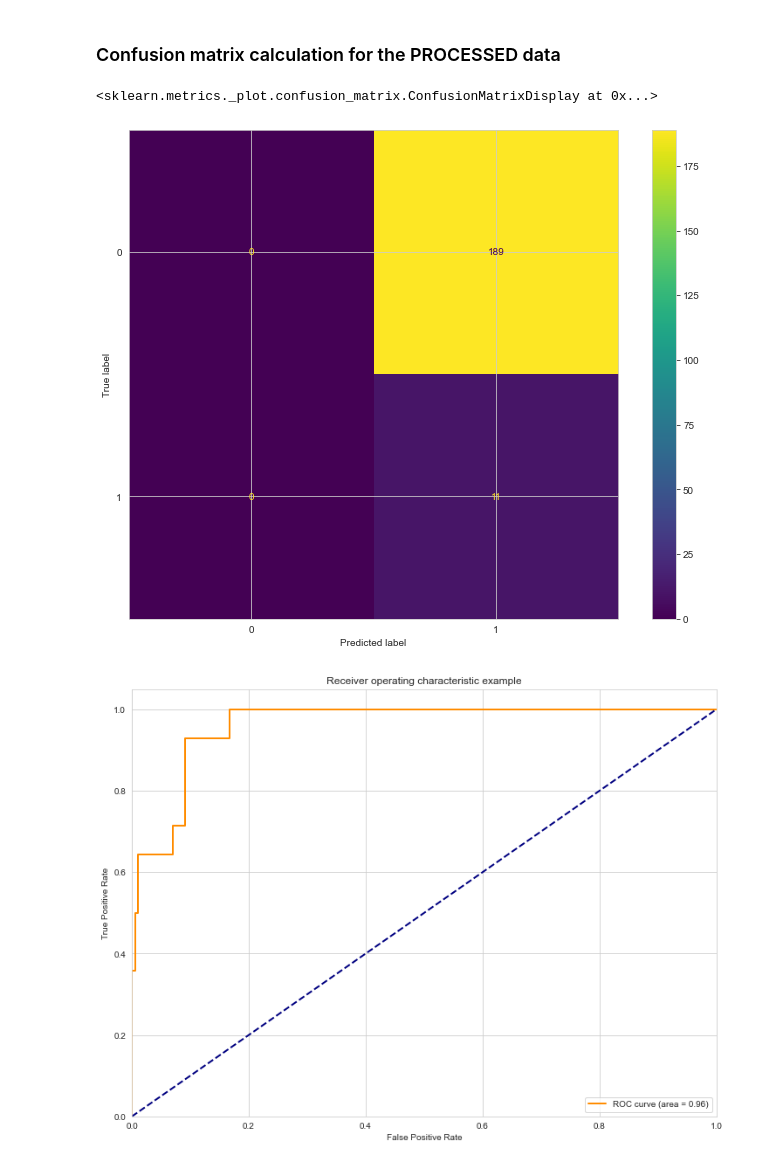
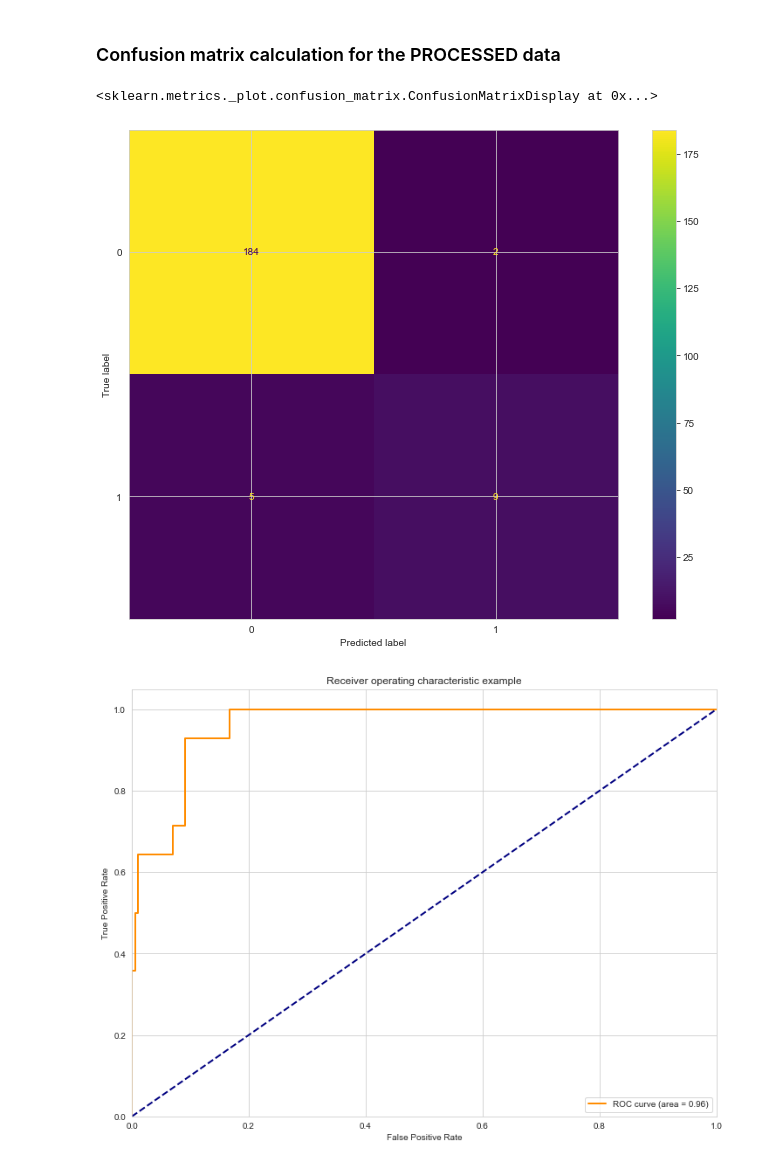
Before and after one commit to Tatiana-kik/BI_ML_2021, a Jupyter notebook: lesson_2_linmodels_GD/homework/Linear_models_checked_fixed.ipynb, the cells around one changed output. Drawn from its saved outputs; the diff is of its cells as text; code cells hidden in the pictures.

```diff
--- a/lesson_2_linmodels_GD/homework/Linear_models_checked_fixed.ipynb
+++ b/lesson_2_linmodels_GD/homework/Linear_models_checked_fixed.ipynb
@@ -1156,8 +1116,8 @@ conf_matx = confusion_matrix(y_test, regressorLR.predict(scalerLR.transform(x_te
-# %%
-plot_confusion_matrix(regressorLR, x_test, regressorLR.predict(scalerLR.transform(x_test)))
-# %% [output]
-<sklearn.metrics._plot.confusion_matrix.ConfusionMatrixDisplay at 0x...>
-[figure, removed]
+# %%
+plot_confusion_matrix(regressorLR, scalerLR.transform(x_test), y_test)
+# %% [output]
+<sklearn.metrics._plot.confusion_matrix.ConfusionMatrixDisplay at 0x...>
+[figure, new version]
 # %%
 # Compute ROC curve and ROC area for each class for PROCESSED data
 probs = regressorLR.predict_proba(scalerLR.transform(x_test))
```
Also changed, not shown: parts of 35 cells of this notebook.
